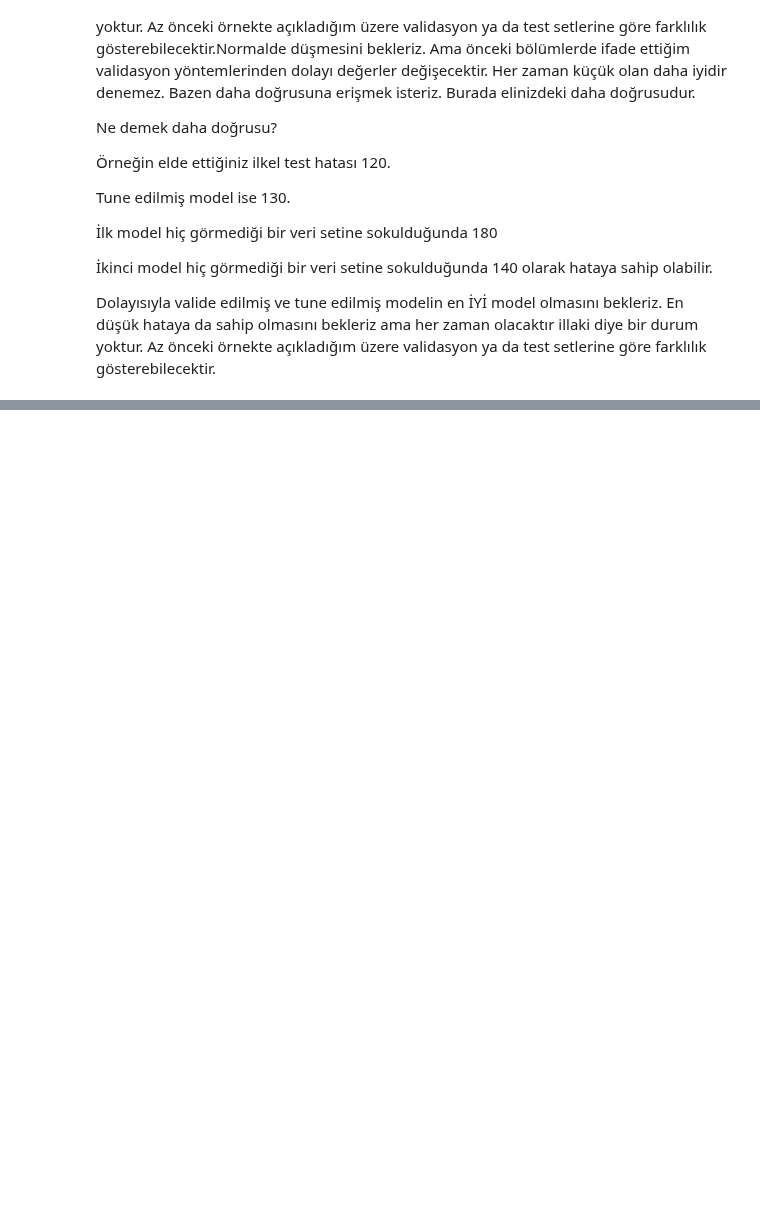
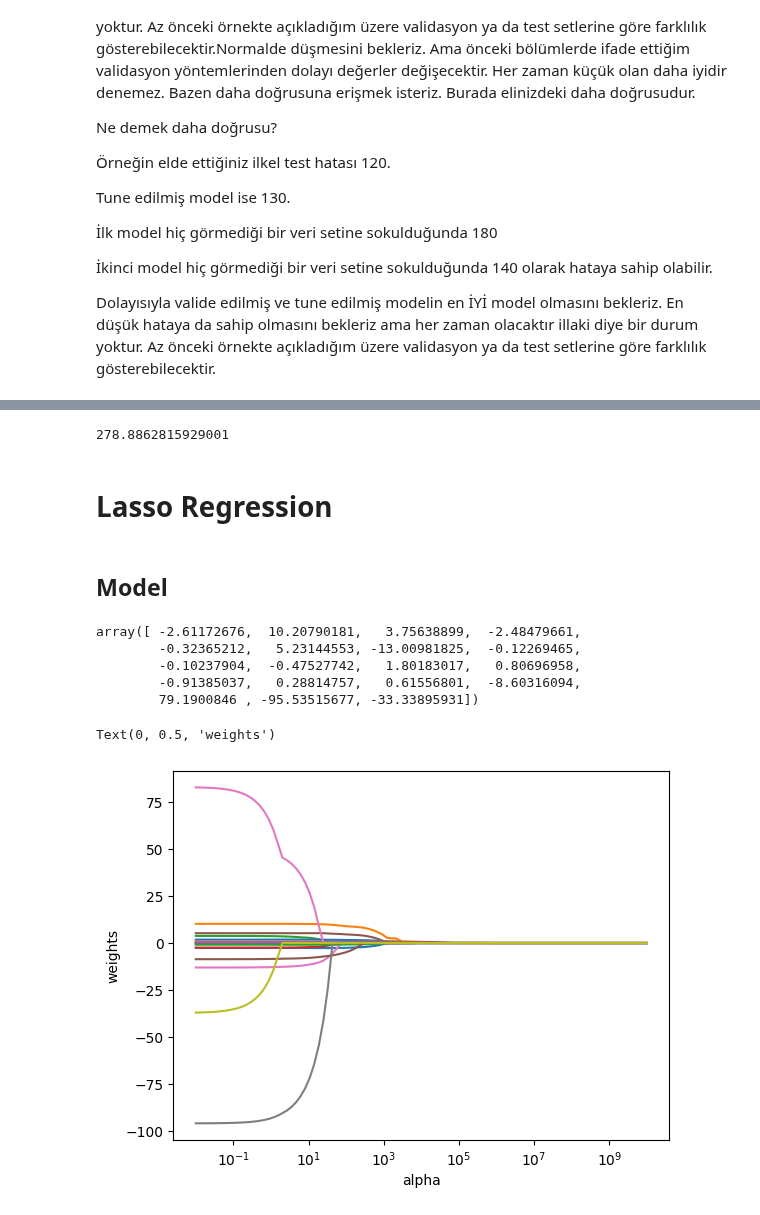
Before and after one commit to umutky/datascience_repo, a Jupyter notebook: Linear_Regression.ipynb, the cells around one changed output, grey strips where cells are left out. Saved outputs shown, nothing was run; the diff lists cells and outputs as text; code cells hidden in the pictures; blank space fills up the shorter version.

Commit message:
linear regression bitti

```diff
--- a/Linear_Regression.ipynb
+++ b/Linear_Regression.ipynb
@@ -844,0 +937,52 @@ Dolayısıyla valide edilmiş ve tune edilmiş modelin en İYİ model olmasını
+# %%
+# Modelimizin son hali (tune edilmis)
+
+ridge_tuned = Ridge(alpha=ridge_cv.alpha_).fit(X_train, y_train)
+np.sqrt(mean_squared_error(y_test, ridge_tuned.predict(X_test)))
+# %% [output]
+278.8862815929001
+# %% [markdown]
+# Lasso Regression
+# %% [markdown]
+## Model
+# %%
+hit = pd.read_csv("Hitters.csv")
+df = hit.copy()
+df = df.dropna()
+ms = pd.get_dummies(df[['League', 'Division', 'NewLeague']])
+y = df["Salary"]
+X_ = df.drop(['Salary', 'League', 'Division', 'NewLeague'], axis=1).astype('float64')
+X = pd.concat([X_, dms[['League_N', 'Division_W', 'NewLeague_N']]], axis=1)
+X_train, X_test, y_train, y_test = train_test_split(X, y,
+                                                    test_size=0.25,
+                                                    random_state=991)
+# %%
+from sklearn.linear_model import Lasso
+
+lasso_model = Lasso(alpha = 0.1).fit(X_train, y_train)
+lasso_model.coef_
+# %% [output]
+array([ -2.61172676,  10.20790181,   3.75638899,  -2.48479661,
+        -0.32365212,   5.23144553, -13.00981825,  -0.12269465,
+        -0.10237904,  -0.47527742,   1.80183017,   0.80696958,
+        -0.91385037,   0.28814757,   0.61556801,  -8.60316094,
+        79.1900846 , -95.53515677, -33.33895931])
+# %%
+lasso = Lasso()
+lambdalar = 10**np.linspace(10,-2,100)*0.5
+katsayilar = []
+
+for i in lambdalar:
+    lasso.set_params(alpha=i)
+    lasso.fit(X_train, y_train)
+    katsayilar.append(lasso.coef_)
+
+ax = plt.gca()
+ax.plot(lambdalar*2, katsayilar)
+ax.set_xscale('log')
+plt.axis('tight')
+plt.xlabel('alpha')
+plt.ylabel('weights')
+# %% [output]
+Text(0, 0.5, 'weights')
+[figure, added]
```
Also changed, not shown: parts of 37 cells of this notebook.
